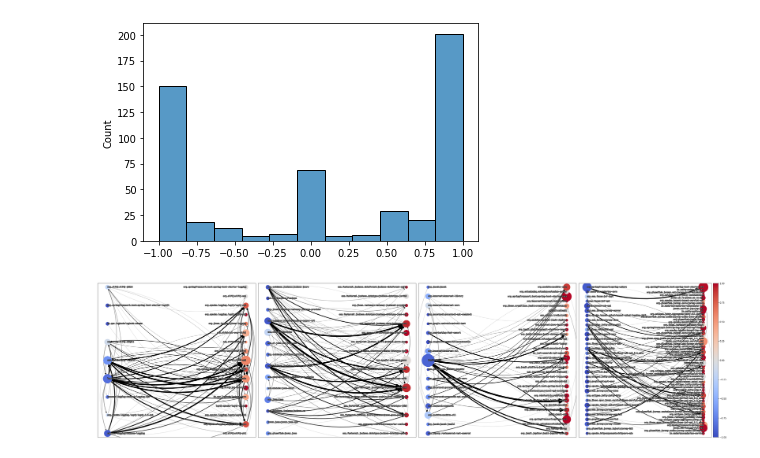
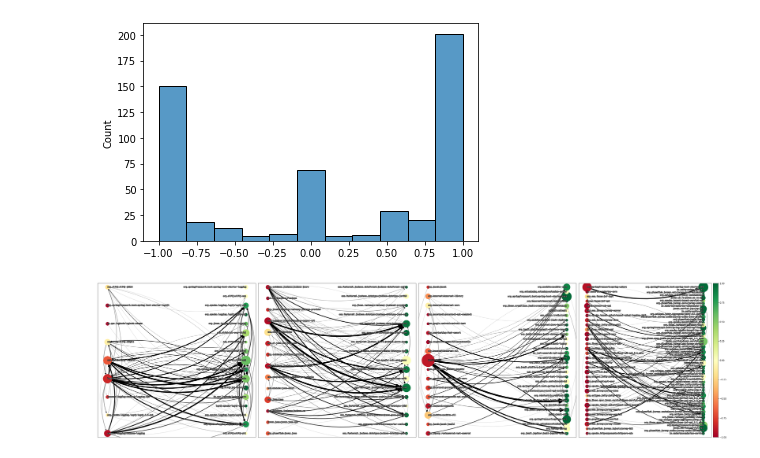
Before and after one commit to hehao98/LibraryMigration, a Jupyter notebook: plot_migrations.ipynb, the cells around one changed output. Saved outputs shown, nothing was run; the diff lists cells and outputs as text; code cells hidden in the pictures.

Commit message:
Update colormap

```diff
--- a/plot_migrations.ipynb
+++ b/plot_migrations.ipynb
@@ -189,33 +189,33 @@ def visualize_migration_graph(migration_graph, ax):
         nx.draw_networkx_nodes(migration_graph, pos, nodelist=[node], ax=ax,
                                node_size=5*np.sqrt(migration_graph.nodes[node]["pop"]),
                                node_color=(ind - outd) / max(1, outd, ind),
-                               cmap="coolwarm",
+                               cmap="RdYlGn",
                                vmin=-1.0,
                                vmax=1.0)
     text_items = nx.draw_networkx_labels(migration_graph, pos=label_pos_left, labels={k:k for k in label_pos_left},
                                          ax=ax, font_size=9, font_family="monospace", font_color="white",
                                          horizontalalignment="left")
     text_items.update(
         nx.draw_networkx_labels(migration_graph, pos=label_pos_right, labels={k:k for k in label_pos_right},
                                          ax=ax, font_size=9, font_family="monospace", font_color="white",
                                          horizontalalignment="right"))
     for text in text_items.values():
         text.set_path_effects([path_effects.Stroke(linewidth=2, foreground='black'),
                        path_effects.Normal()])
 
     xmin, xmax = min(x[0] for x in pos.values()), max(x[0] for x in pos.values())
     ax.set_xlim(xmin - 0.07, xmax + 0.07)
     ymin, ymax = min(x[1] for x in pos.values()), max(x[1] for x in pos.values())
     ax.set_ylim(ymin - 0.05, ymax + 0.05)
 fig, axes = plt.subplots(1, 4, figsize=(40,10))
 visualize_migration_graph(logging_graph, ax=axes[0])
 visualize_migration_graph(json_graph, ax=axes[1])
 visualize_migration_graph(test_graph, ax=axes[2])
 visualize_migration_graph(web_graph, ax=axes[3])
 fig.colorbar(
-        matplotlib.cm.ScalarMappable(norm=matplotlib.colors.Normalize(vmin=-1.0, vmax=1.0), cmap="coolwarm"),
+        matplotlib.cm.ScalarMappable(norm=matplotlib.colors.Normalize(vmin=-1.0, vmax=1.0), cmap="RdYlGn"),
         ax=axes[3], pad=0.01, aspect=30)
 fig.tight_layout()
 fig.savefig("plots/graph.pdf", bbox_inches="tight")
 # %% [output]
-[figure, old version]
+[figure, new version]
```
